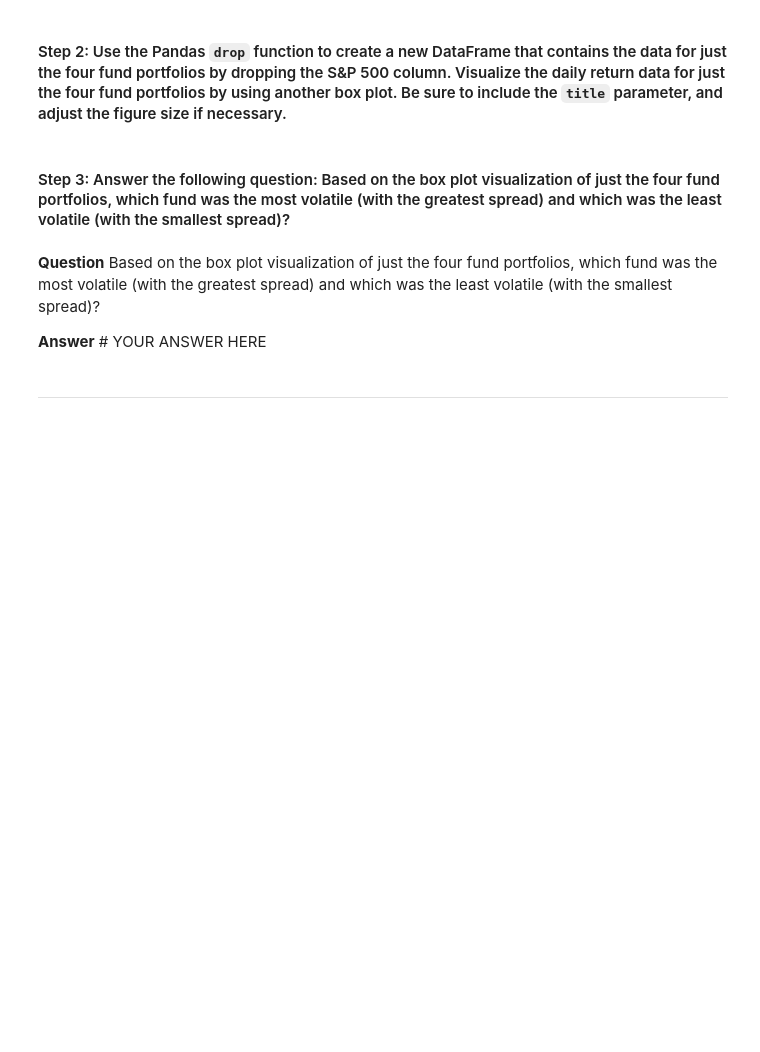
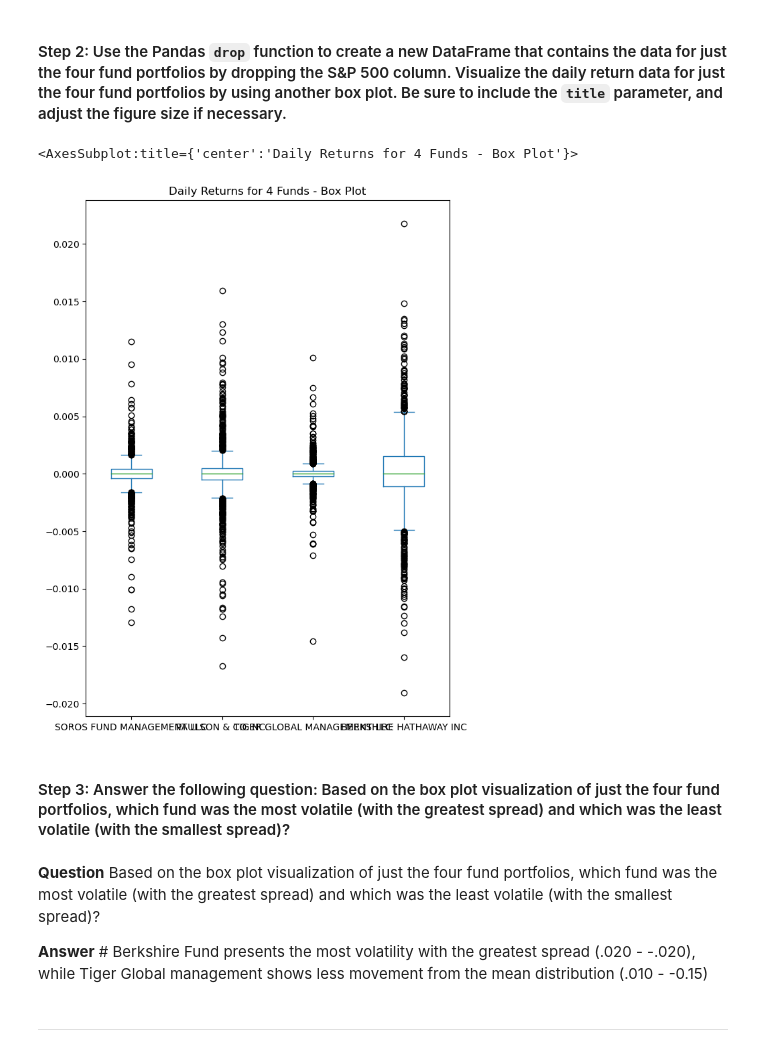
Before and after one commit to DanHerman212/challenge4, a Jupyter notebook: risk_return_analysis.ipynb, the cells around one changed output. Cells and saved outputs as stored; diff of their text form; code cells hidden in the pictures; blank space fills up the shorter version.

Commit message:
Savepoint: Completed Analyze Volatility, next Analyze Risk

```diff
--- a/risk_return_analysis.ipynb
+++ b/risk_return_analysis.ipynb
@@ -202,14 +205,18 @@ Analyze the volatility of each of the four fund portfolios and of the S&P 500 In
 # %%
 # Create a new DataFrame containing only the 4 fund portfolios by dropping the S&P 500 column from the DataFrame
 # Create box plots to reflect the return data for only the 4 fund portfolios
 # Include a title parameter and adjust the figure size
-# YOUR CODE HERE
+daily_returns_4_funds = daily_returns_nav_spx.loc[:, daily_returns_nav_spx.columns.drop(['S&P 500'])]
+daily_returns_4_funds.plot(kind="box", figsize=(7,10), title="Daily Returns for 4 Funds - Box Plot")
+# %% [output]
+<AxesSubplot:title={'center':'Daily Returns for 4 Funds - Box Plot'}>
+[figure, added]
 # %% [markdown]
 #### Step 3: Answer the following question: Based on the box plot visualization of just the four fund portfolios, which fund was the most volatile (with the greatest spread) and which was the least volatile (with the smallest spread)?
 # %% [markdown]
 **Question** Based on the box plot visualization of just the four fund portfolios, which fund was the most volatile (with the greatest spread) and which was the least volatile (with the smallest spread)?
 
-**Answer** # YOUR ANSWER HERE
+**Answer** # Berkshire Fund presents the most volatility with the greatest spread (.020 - -.020), while Tiger Global management shows less movement from the mean distribution (.010 - -0.15)
 # %% [markdown]
 ---
 # %% [markdown]
```
Also changed, not shown: parts of 1 cell of this notebook.
